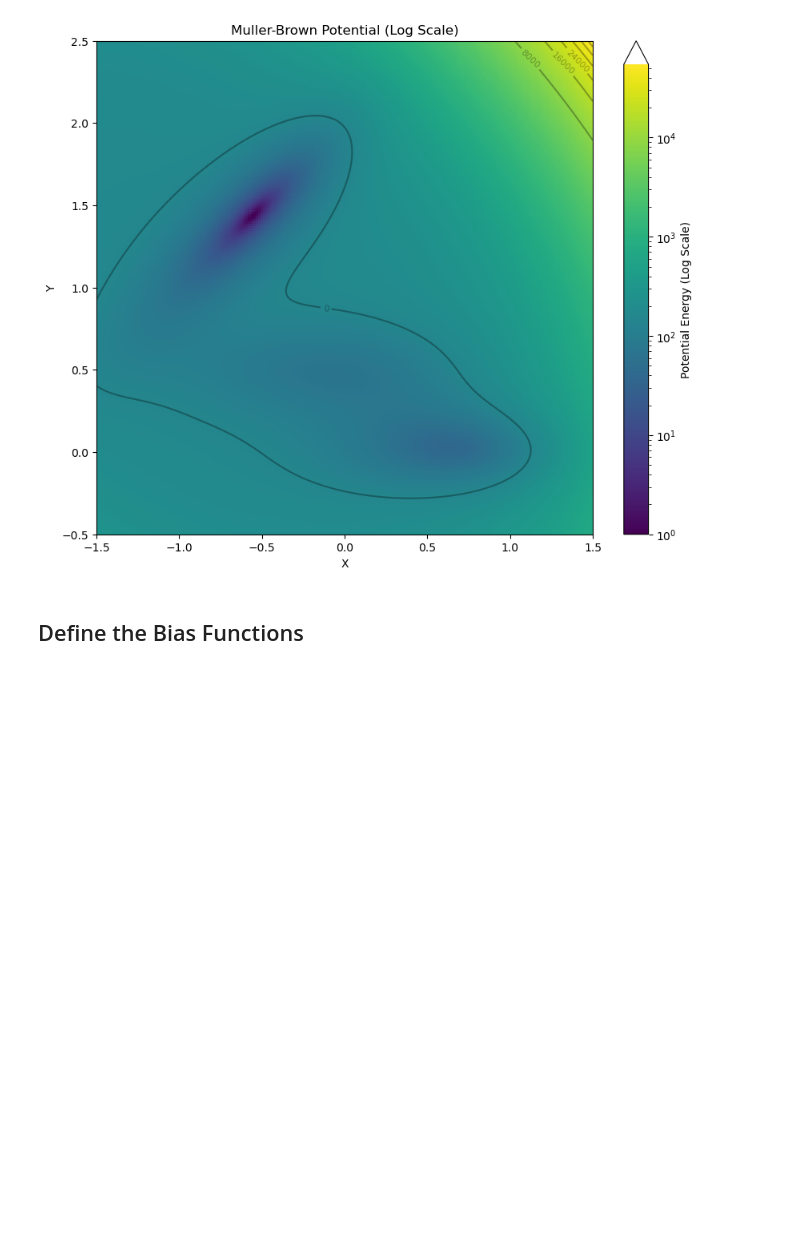
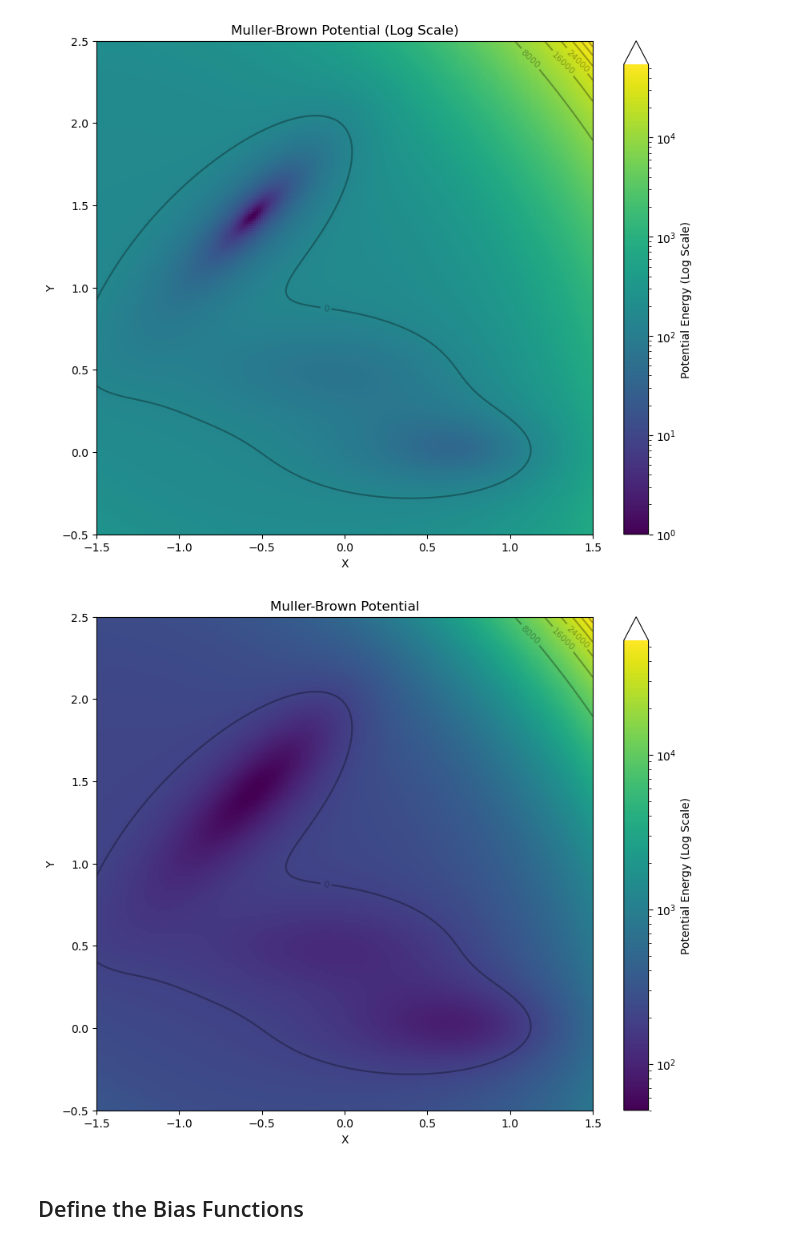
Before and after one commit to abrahmasandra/MENG255UmbrellaSampling, a Jupyter notebook: umbsampling_2d.ipynb, the cells around one changed output. Saved outputs shown, nothing was run; the diff lists cells and outputs as text; code cells hidden in the pictures; blank space fills up the shorter version.

```diff
--- a/umbsampling_2d.ipynb
+++ b/umbsampling_2d.ipynb
@@ -172,2 +187,9 @@ plot_muller_brown_potential_2d(resolution=200, show_contours=True)
+# %%
+plot_2d_potential(muller_brown_potential,
+                  x_range=(-1.5, 1.5),
+                  y_range=(-0.5, 2.5),
+                  title='Muller-Brown Potential')
+# %% [output]
+[figure, added]
 # %% [markdown]
 ## Define the Bias Functions
```
Also changed, not shown: parts of 13 cells of this notebook.
